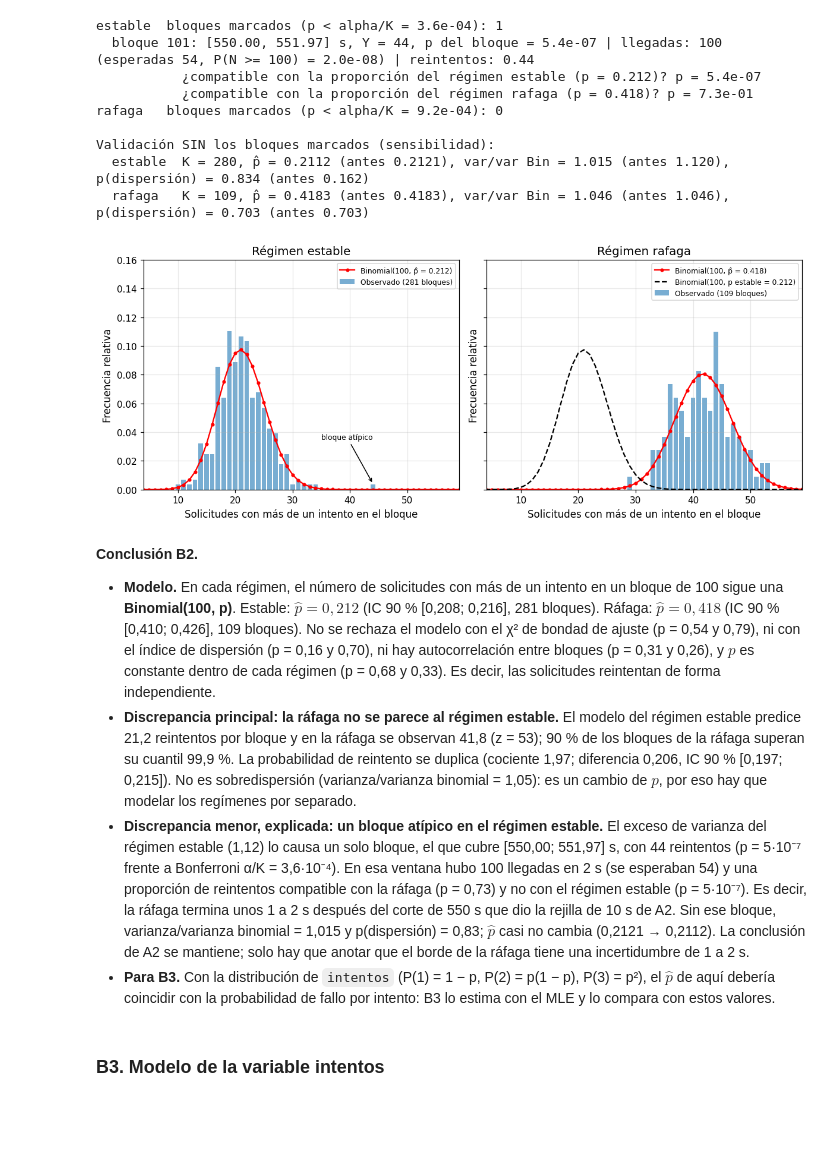
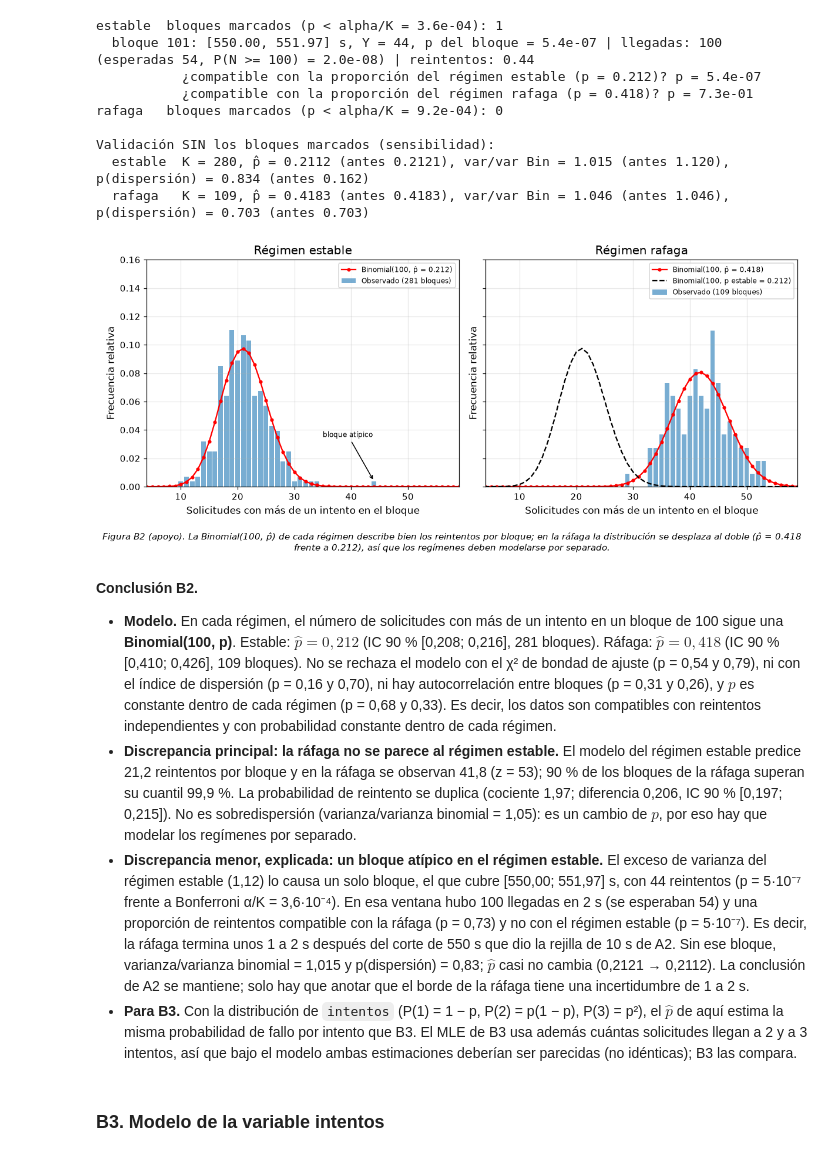
Before and after one commit to heysebitas/CCI_Proyecto_Final_Grupo1, a Jupyter notebook: CCI_Proyecto_Final_Grupo2.ipynb, the cells around one changed output. Drawn from its saved outputs; the diff is of its cells as text; code cells hidden in the pictures; blank space fills up the shorter version.

```diff
--- a/CCI_Proyecto_Final_Grupo2.ipynb
+++ b/CCI_Proyecto_Final_Grupo2.ipynb
@@ -1166,42 +1169,45 @@ Validación SIN los bloques marcados (sensibilidad):
 # %%
 # Paso 5. Gráfica de apoyo distribución de Y por régimen frente al modelo
 fig, ax = plt.subplots(1, 2, figsize=(11, 4.5), sharex=True, sharey=True)    # mismo eje X para comparar los dos regímenes
 x_lo = max(0, min(y.min() for y in Y.values()) - 6)             # límites del eje X que dejan ver todos los bloques
 x_hi = min(TAM_BLOQUE, max(y.max() for y in Y.values()) + 6)
 for a_, reg in zip(ax, ["estable", "rafaga"]):
     y, p_hat = Y[reg], EST[reg][0]
     k = np.arange(0, TAM_BLOQUE + 1)
     vals = np.arange(y.min(), y.max() + 1)
     a_.bar(vals, [(y == v).mean() for v in vals], color="tab:blue", alpha=0.6, label=f"Observado ({len(y)} bloques)")
     a_.plot(k, stats.binom.pmf(k, TAM_BLOQUE, p_hat), "ro-", ms=3, label=f"Binomial(100, p̂ = {p_hat:.3f})")
     if reg == "rafaga":                                         # en la ráfaga también se muestra el modelo del régimen estable
         a_.plot(k, stats.binom.pmf(k, TAM_BLOQUE, p_e), "k--", label=f"Binomial(100, p estable = {p_e:.3f})")
     for j in marcados[reg]:                                     # señala los bloques atípicos del paso 4d
         a_.annotate("bloque atípico", xy=(y[j], 0.004), xytext=(y[j] - 9, 0.035), fontsize=8,
                     arrowprops=dict(arrowstyle="->"))
     a_.set_xlim(x_lo, x_hi)
     a_.set_ylim(0, 0.16)                                        # deja espacio arriba para la leyenda
     a_.set_xlabel("Solicitudes con más de un intento en el bloque")
     a_.set_ylabel("Frecuencia relativa")
     a_.set_title(f"Régimen {reg}")
     a_.legend(fontsize=8, loc="upper right")
 plt.tight_layout()
+pie_de_figura(fig, "B2 (apoyo)",
+              f"La Binomial(100, p̂) de cada régimen describe bien los reintentos por bloque; en la ráfaga la distribución "
+              f"se desplaza al doble (p̂ = {p_r:.3f} frente a {p_e:.3f}), así que los regímenes deben modelarse por separado.")
 plt.savefig(os.path.join(CARPETA_FIGURAS, "apoyo_B2.png"), bbox_inches="tight")
 plt.show()
 # %% [output]
-[figure, old version]
+[figure, new version]
 # %% [markdown]
 **Conclusión B2.**
 - **Modelo.** En cada régimen, el número de solicitudes con más de un intento en un bloque de 100 sigue una **Binomial(100, p)**. Estable: $\hat p = 0{,}212$ (IC 90 % [0,208; 0,216], 281 bloques).
   Ráfaga: $\hat p = 0{,}418$ (IC 90 % [0,410; 0,426], 109 bloques). No se rechaza el modelo con el χ² de bondad de ajuste (p = 0,54 y 0,79), ni con el índice de dispersión (p = 0,16 y 0,70),
-  ni hay autocorrelación entre bloques (p = 0,31 y 0,26), y $p$ es constante dentro de cada régimen (p = 0,68 y 0,33). Es decir, las solicitudes reintentan de forma independiente.
+  ni hay autocorrelación entre bloques (p = 0,31 y 0,26), y $p$ es constante dentro de cada régimen (p = 0,68 y 0,33). Es decir, los datos son compatibles con reintentos independientes y con probabilidad constante dentro de cada régimen.
 - **Discrepancia principal: la ráfaga no se parece al régimen estable.** El modelo del régimen estable predice 21,2 reintentos por bloque y en la ráfaga se observan 41,8 (z = 53); 90 % de los bloques de la ráfaga
   superan su cuantil 99,9 %. La probabilidad de reintento se duplica (cociente 1,97; diferencia 0,206, IC 90 % [0,197; 0,215]). No es sobredispersión (varianza/varianza binomial = 1,05): es un cambio de $p$, por eso hay que modelar los regímenes por separado.
 - **Discrepancia menor, explicada: un bloque atípico en el régimen estable.** El exceso de varianza del régimen estable (1,12) lo causa un solo bloque, el que cubre [550,00; 551,97] s, con 44 reintentos
   (p = 5·10⁻⁷ frente a Bonferroni α/K = 3,6·10⁻⁴). En esa ventana hubo 100 llegadas en 2 s (se esperaban 54) y una proporción de reintentos compatible con la ráfaga (p = 0,73) y no con el régimen estable (p = 5·10⁻⁷).
   Es decir, la ráfaga termina unos 1 a 2 s después del corte de 550 s que dio la rejilla de 10 s de A2. Sin ese bloque, varianza/varianza binomial = 1,015 y p(dispersión) = 0,83; $\hat p$ casi no cambia (0,2121 → 0,2112).
   La conclusión de A2 se mantiene; solo hay que anotar que el borde de la ráfaga tiene una incertidumbre de 1 a 2 s.
-- **Para B3.** Con la distribución de `intentos` (P(1) = 1 − p, P(2) = p(1 − p), P(3) = p²), el $\hat p$ de aquí debería coincidir con la probabilidad de fallo por intento: B3 lo estima con el MLE y lo compara con estos valores.
+- **Para B3.** Con la distribución de `intentos` (P(1) = 1 − p, P(2) = p(1 − p), P(3) = p²), el $\hat p$ de aquí estima la misma probabilidad de fallo por intento que B3. El MLE de B3 usa además cuántas solicitudes llegan a 2 y a 3 intentos, así que bajo el modelo ambas estimaciones deberían ser parecidas (no idénticas); B3 las compara.
 # %% [markdown]
 ### B3. Modelo de la variable intentos
 # %% [markdown]
```
Also changed, not shown: parts of 5 cells of this notebook.
